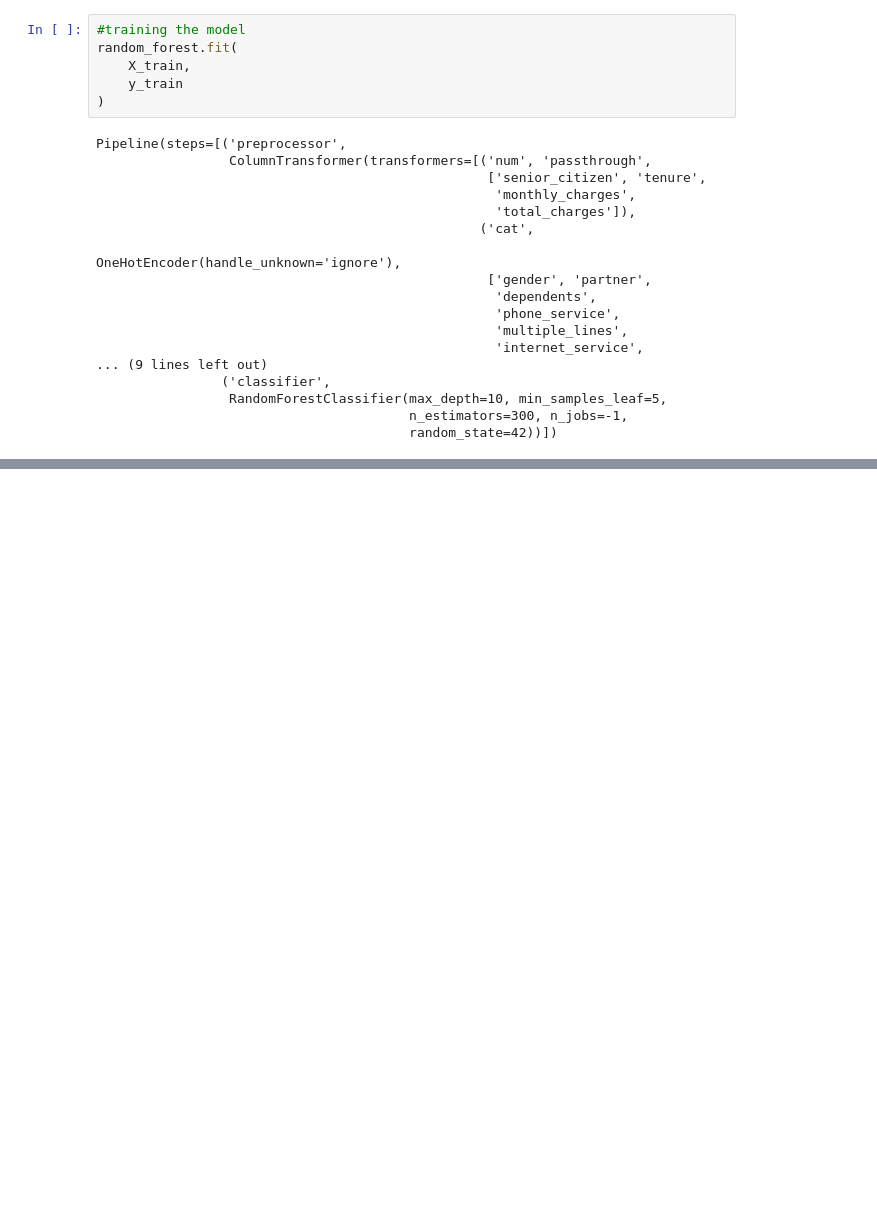
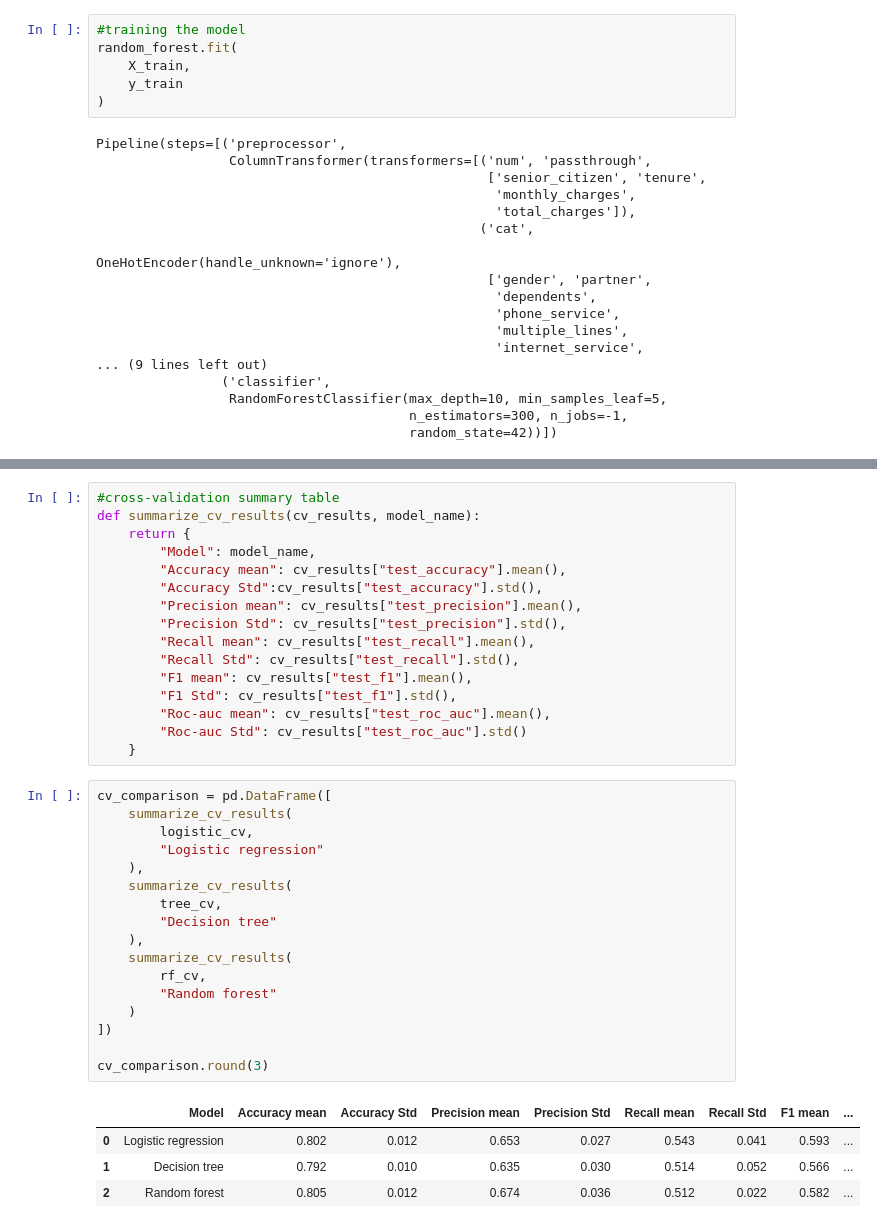
Before and after one commit to mrsmv/Customer-churn-retention-analysis, a Jupyter notebook: 2_noteboooks/03_churn_modeling/churn_modeling.ipynb, the cells around one changed output, grey strips where cells are left out. Saved outputs shown, nothing was run; the diff lists cells and outputs as text; blank space fills up the shorter version.

```diff
--- a/2_noteboooks/03_churn_modeling/churn_modeling.ipynb
+++ b/2_noteboooks/03_churn_modeling/churn_modeling.ipynb
@@ -1459,0 +1760,38 @@ Pipeline(steps=[('preprocessor',
+# %%
+#cross-validation summary table
+def summarize_cv_results(cv_results, model_name):
+    return {
+        "Model": model_name,
+        "Accuracy mean": cv_results["test_accuracy"].mean(),
+        "Accuracy Std":cv_results["test_accuracy"].std(),
+        "Precision mean": cv_results["test_precision"].mean(),
+        "Precision Std": cv_results["test_precision"].std(),
+        "Recall mean": cv_results["test_recall"].mean(),
+        "Recall Std": cv_results["test_recall"].std(),
+        "F1 mean": cv_results["test_f1"].mean(),
+        "F1 Std": cv_results["test_f1"].std(),
+        "Roc-auc mean": cv_results["test_roc_auc"].mean(),
+        "Roc-auc Std": cv_results["test_roc_auc"].std()
+    }
+# %%
+cv_comparison = pd.DataFrame([
+    summarize_cv_results(
+        logistic_cv,
+        "Logistic regression"
+    ),
+    summarize_cv_results(
+        tree_cv,
+        "Decision tree"
+    ),
+    summarize_cv_results(
+        rf_cv,
+        "Random forest"
+    )
+])
+
+cv_comparison.round(3)
+# %% [output]
+|  | Model | Accuracy mean | Accuracy Std | Precision mean | Precision Std | Recall mean | Recall Std | F1 mean | ... |
+| 0 | Logistic regression | 0.802 | 0.012 | 0.653 | 0.027 | 0.543 | 0.041 | 0.593 | ... |
+| 1 | Decision tree | 0.792 | 0.010 | 0.635 | 0.030 | 0.514 | 0.052 | 0.566 | ... |
+| 2 | Random forest | 0.805 | 0.012 | 0.674 | 0.036 | 0.512 | 0.022 | 0.582 | ... |
```
Also changed, not shown: parts of 28 cells of this notebook.
